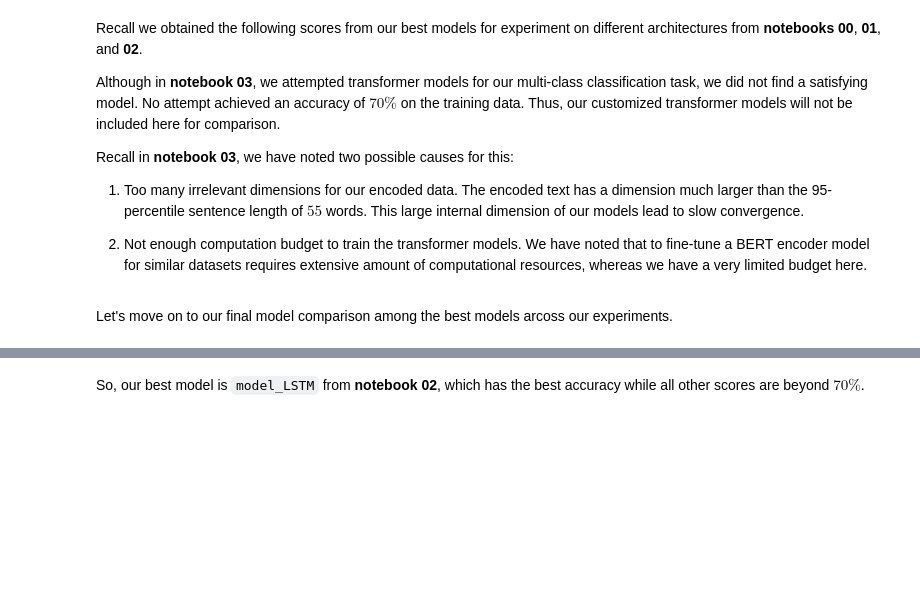
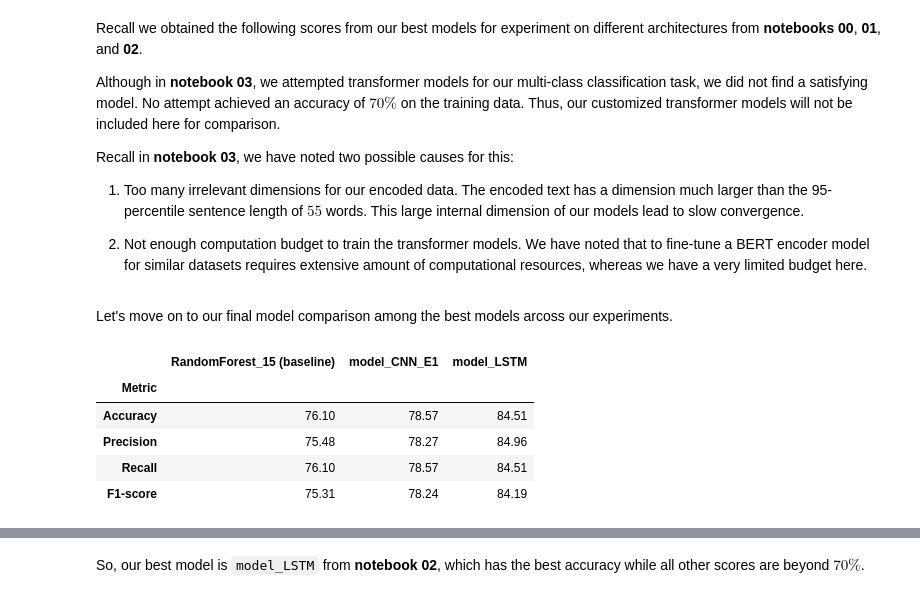
Before and after one commit to ZYWZong/ML_Practice_Projects, a Jupyter notebook: SkimLit_project_practice/SkimLit_results_04.ipynb, the cells around one changed output, grey strips where cells are left out. Cells and saved outputs as stored; diff of their text form; code cells hidden in the pictures; blank space fills up the shorter version.

```diff
--- a/SkimLit_project_practice/SkimLit_results_04.ipynb
+++ b/SkimLit_project_practice/SkimLit_results_04.ipynb
@@ -23,8 +23,20 @@ Let's move on to our final model comparison among the best models arcoss our exp
 # %%
 results = {
     "Metric": ["Accuracy", "Precision", "Recall", "F1-score"],
     "RandomForest_15 (baseline)": [76.10,75.48,76.10,75.31],
     "model_CNN_E1": [78.57, 78.27, 78.57, 78.24],
     "model_LSTM": [84.51, 84.96, 84.51, 84.19]
 }
+
+results_df = pd.DataFrame(results)
+results_df.set_index("Metric", inplace=True)
+
+results_df
+# %% [output]
+|  | RandomForest_15 (baseline) | model_CNN_E1 | model_LSTM |
+| Metric |  |  |  |
+| Accuracy | 76.10 | 78.57 | 84.51 |
+| Precision | 75.48 | 78.27 | 84.96 |
+| Recall | 76.10 | 78.57 | 84.51 |
+| F1-score | 75.31 | 78.24 | 84.19 |
 # %%
```
Also changed, not shown: parts of 1 cell of this notebook.
